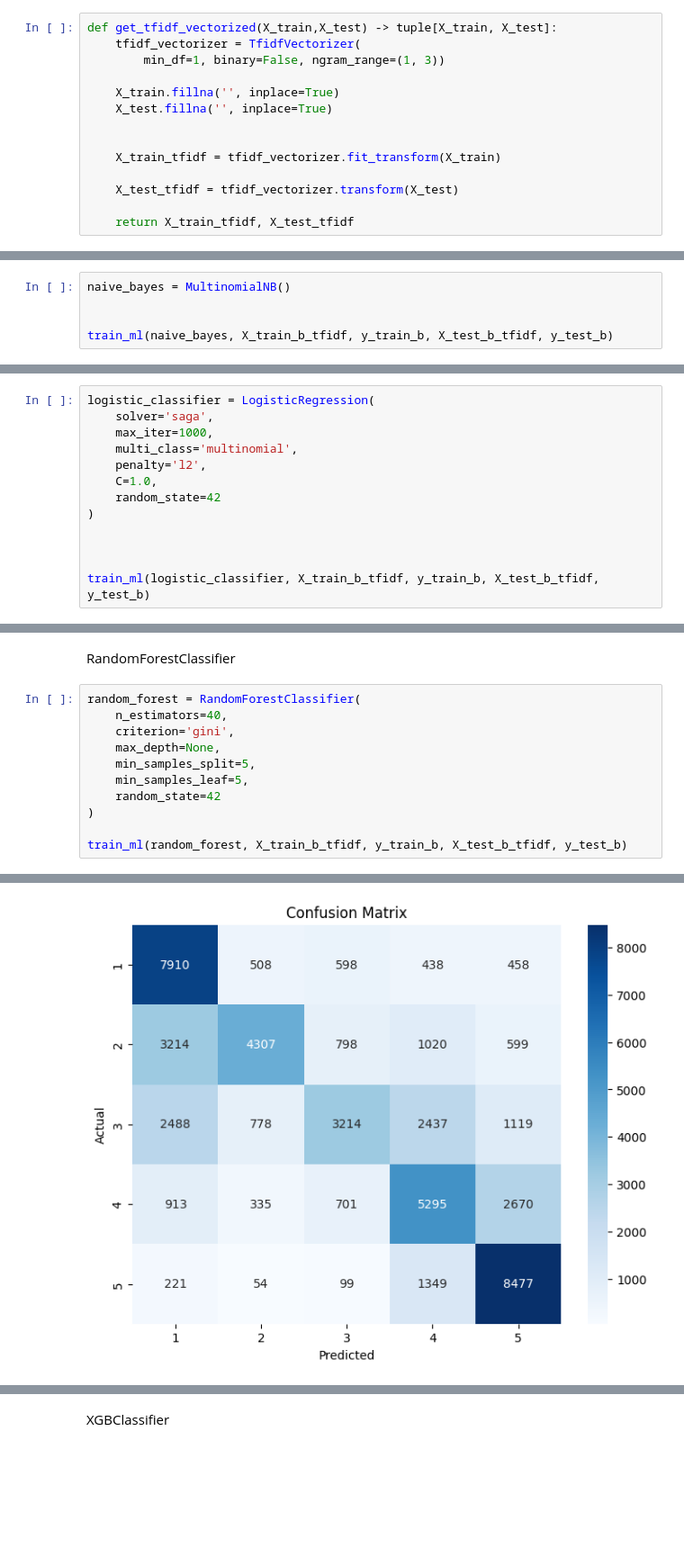
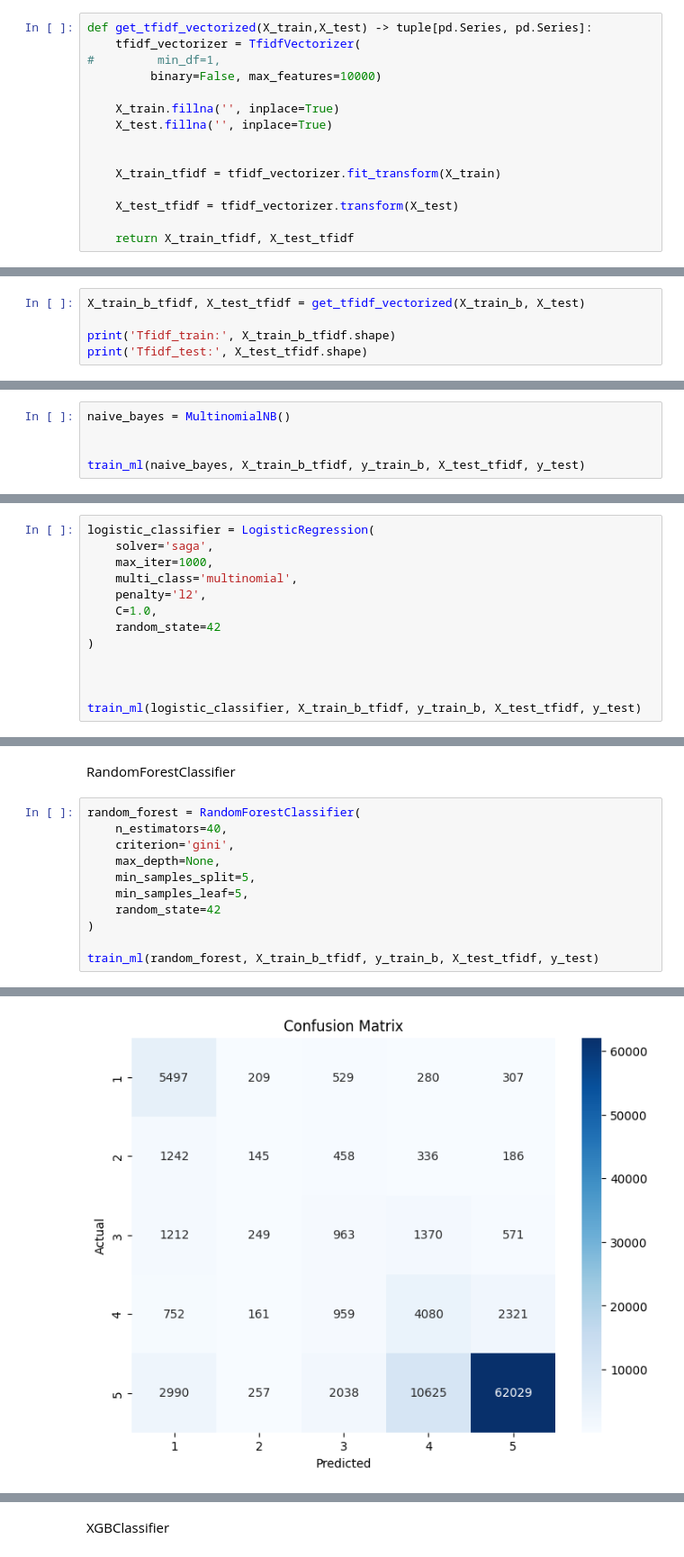
Before and after one commit to anpilove/Sentiment-analysis-Yandex-reviews, a Jupyter notebook: classification_reviews.ipynb, the cells around one changed output, grey strips where cells are left out. Shown at 90% size. Drawn from its saved outputs; the diff is of its cells as text; blank space fills up the shorter version.

```diff
--- a/classification_reviews.ipynb
+++ b/classification_reviews.ipynb
@@ -981,9 +997,10 @@ X_train_b, y_train_b = get_balanced_df(pd.concat([X_train, y_train], axis=1), 50
 2. max_df=0.95 - здесь беру слова которые в 95% документах, избавляюсь от частых слов.
 3. ngram_range=(1, 3) - для учета словосочетаний.
 # %%
-def get_tfidf_vectorized(X_train,X_test) -> tuple[X_train, X_test]:
+def get_tfidf_vectorized(X_train,X_test) -> tuple[pd.Series, pd.Series]:
     tfidf_vectorizer = TfidfVectorizer(
-        min_df=1, binary=False, ngram_range=(1, 3))
+#         min_df=1,
+         binary=False, max_features=10000)
 
     X_train.fillna('', inplace=True)
     X_test.fillna('', inplace=True)
@@ -1006,0 +1022,5 @@ X_train_b_tfidf, X_test_b_tfidf = get_tfidf_vectorized(X_train_b, X_test_b)
+# %%
+X_train_b_tfidf, X_test_tfidf = get_tfidf_vectorized(X_train_b, X_test)
+
+print('Tfidf_train:', X_train_b_tfidf.shape)
+print('Tfidf_test:', X_test_tfidf.shape)
@@ -1158,5 +1170,5 @@ MultinomialNB
 naive_bayes = MultinomialNB()
 
 
-train_ml(naive_bayes, X_train_b_tfidf, y_train_b, X_test_b_tfidf, y_test_b)
+train_ml(naive_bayes, X_train_b_tfidf, y_train_b, X_test_tfidf, y_test)
 # %% [output]
@@ -1188,5 +1200,5 @@ logistic_classifier = LogisticRegression(
 
 
 
-train_ml(logistic_classifier, X_train_b_tfidf, y_train_b, X_test_b_tfidf, y_test_b)
+train_ml(logistic_classifier, X_train_b_tfidf, y_train_b, X_test_tfidf, y_test)
 # %% [output]
@@ -1216,5 +1228,5 @@ random_forest = RandomForestClassifier(
     random_state=42
 )
 
-train_ml(random_forest, X_train_b_tfidf, y_train_b, X_test_b_tfidf, y_test_b)
+train_ml(random_forest, X_train_b_tfidf, y_train_b, X_test_tfidf, y_test)
 # %% [output]
@@ -1234 +1246 @@ weighted avg       0.60      0.58      0.57     50000
-[figure, old version]
+[figure, new version]
```
Also changed, not shown: parts of 38 cells of this notebook.
